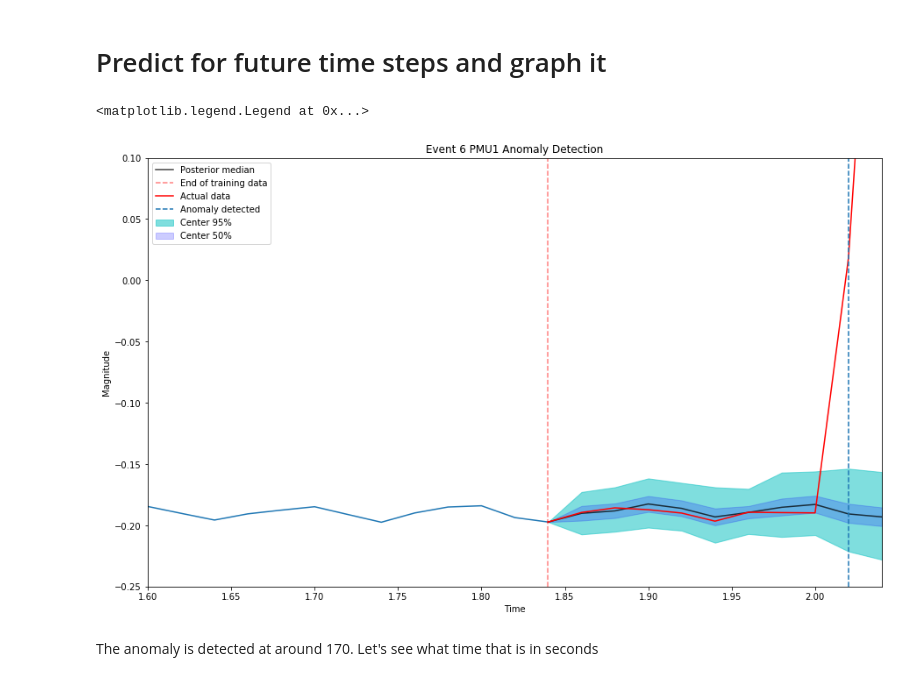
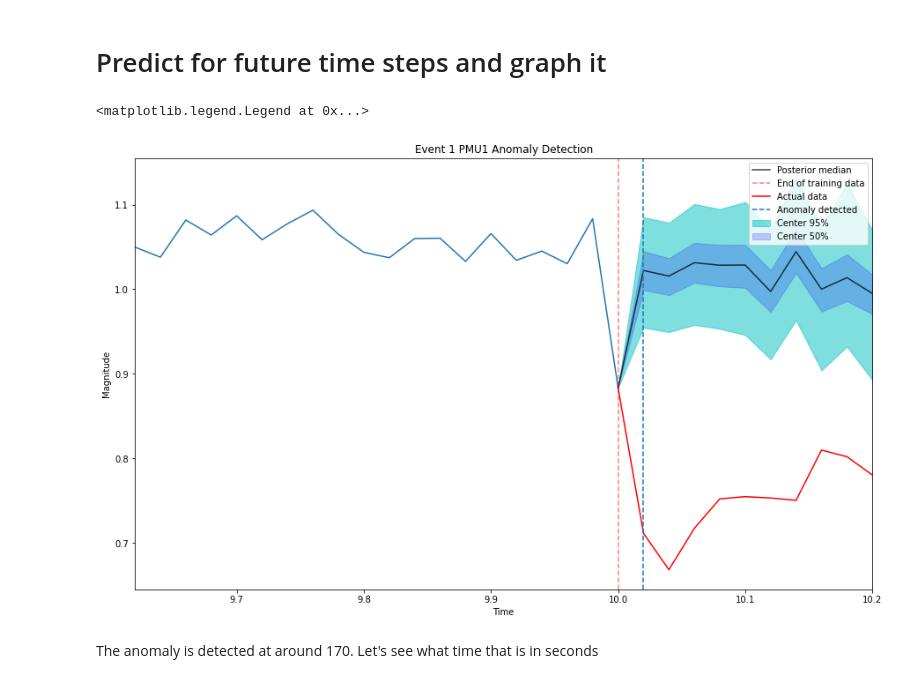
Before and after one commit to Iceegan/BayesianAnomalyDetection, a Jupyter notebook: RTLabAnomalyDetection.ipynb, the cells around one changed output. Drawn from its saved outputs; the diff is of its cells as text; code cells hidden in the pictures.

Commit message:
Working with new event data

```diff
--- a/RTLabAnomalyDetection.ipynb
+++ b/RTLabAnomalyDetection.ipynb
@@ -10,8 +26,3 @@ import matplotlib.pyplot as plt
 # Collect the data
 
 Data is for event specified by the `event` variable
-# %%
-event = 6
-fullData = pd.DataFrame()
-for i in range(1,9):
-    fullData = pd.concat([fullData, pd.read_csv('PMU{0}_event{1}.csv'.format(i,event), index_col='Time')], axis=1)
@@ -60,19 +88,17 @@ plt.show()
 # %% [markdown]
 # Create the AR model and sample it
+# %%
+train_start = 125
+anom_start = 499
+normal_data = event1['B1VA_Mag'][train_start:anom_start]
 # %%
-reg_order = 10
-
 AR_Model = pm.Model()
 with AR_Model:
-    data = pm.Data('data', pmu1_normal)
+    data = pm.Data('data', normal_data)
     rho=pm.Uniform('rho',-5,5,shape=reg_order)
     tau =pm.Gamma('tau',mu=1,sd=1)
     obs=pm.AR('observed',rho=rho,tau=tau,observed=data)
     trace=pm.sample(1000, tune=2000)
-
-pm.traceplot(trace)
-plt.show()
-print(pm.summary(trace))
 # %% [output]
 Auto-assigning NUTS sampler...
 Initializing NUTS using jitter+adapt_diag...
@@ -163,34 +191,37 @@ def find_anomaly_index(actual, percentile_df):
 # %%
 #Get a prediction for the next step_horizon periods
 step_horizon = 10
-prediction = predict_AR(trace,step_horizon,pmu1_normal.iloc[predict_cutoff_step-reg_order:predict_cutoff_step])
+anom_start=505
+prediction = predict_AR(trace,step_horizon,normal_data.iloc[-reg_order:])
+# prediction = predict_AR(trace,step_horizon,normal_data.iloc[anom_start-reg_order:anom_start])
 # Get the percentiles for the prediction and reindex for graphing
 percentile_df = get_percentile_df(prediction)
-percentile_df.index = percentile_df.index + predict_cutoff_step-1
+percentile_df.index = percentile_df.index + normal_data.index[-1]
 # %%
-ratio = 20/1000
+ratio = 1/50
+anom_start=501
 
 # Plot the predicted data
-fig, ax = plot_distribution_prediction(pmu1_normal.iloc[80:predict_cutoff_step],percentile_df, ratio=ratio)
+fig, ax = plot_distribution_prediction(normal_data.iloc[-20:],percentile_df, ratio=ratio)
 
 # Plot the actual data not used in the training
-ax.plot(pmu1B.index[predict_cutoff_step-1:predict_cutoff_step+step_horizon]*ratio,
-        pmu1B.iloc[predict_cutoff_step-1:predict_cutoff_step+step_horizon],
+ax.plot(event1['B1VA_Mag'].index[anom_start-1:anom_start+step_horizon]*ratio,
+        event1['B1VA_Mag'].iloc[anom_start-1:anom_start+step_horizon],
         label='Actual data',
         color = 'r')
-ax.set_title('Event {} PMU1 Anomaly Detection'.format(event))
-ax.set_ylim([-0.25,0.1])
+ax.set_title('Event {} PMU1 Anomaly Detection'.format(1))
+# ax.set_ylim([-0.25,0.1])
 
 #Find and plot the location of the first detected anomaly
-anom_loc = find_anomaly_index(pmu1B,percentile_df)
+anom_loc = find_anomaly_index(event1['B1VA_Mag'],percentile_df)
 if anom_loc is not None:
     plt.axvline(x=anom_loc*ratio, label = 'Anomaly detected', linestyle = '--')
 else:
     print('No Anomalies detected')
 ax.legend()
 # %% [output]
 <matplotlib.legend.Legend at 0x...>
-[figure, old version]
+[figure, new version]
 # %% [markdown]
 The anomaly is detected at around 170. Let's see what time that is in seconds
 # %%
```
Also changed, not shown: parts of 18 cells of this notebook.
